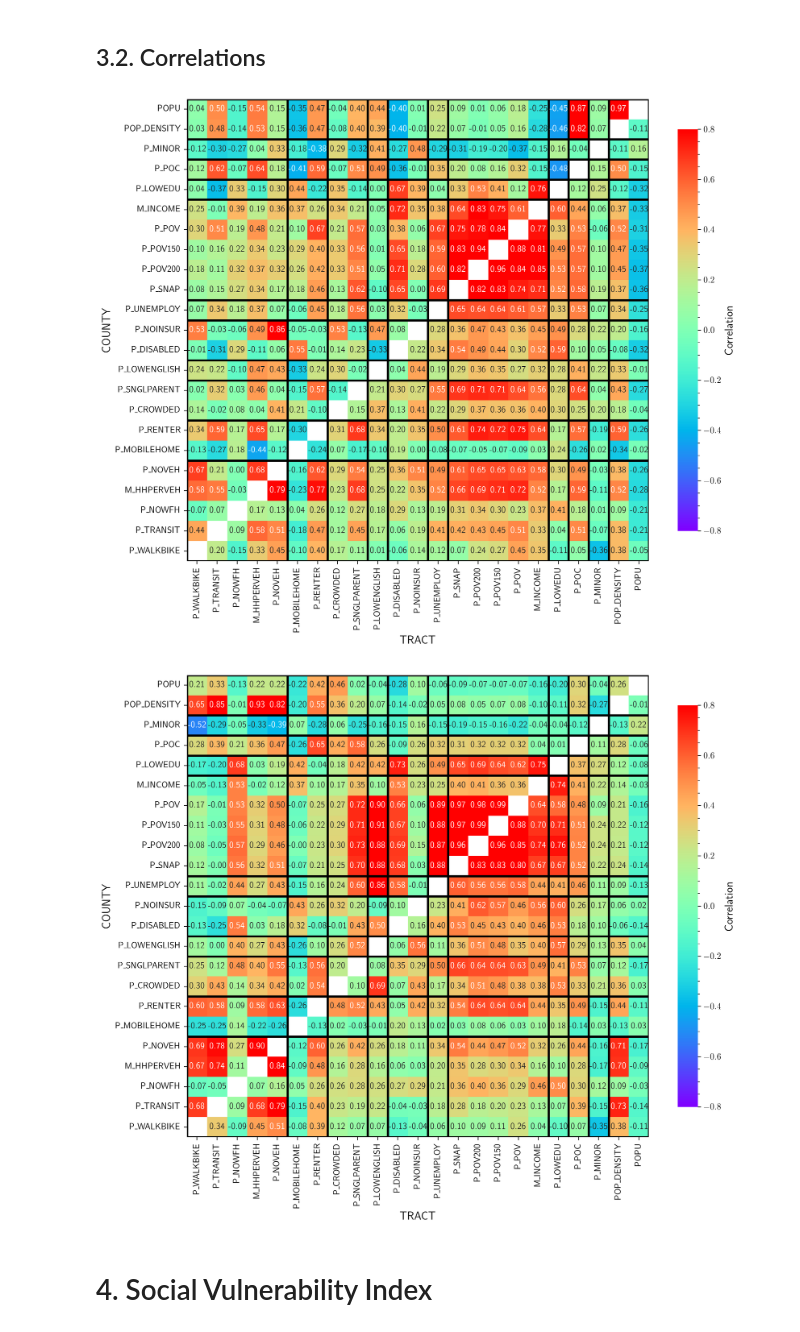
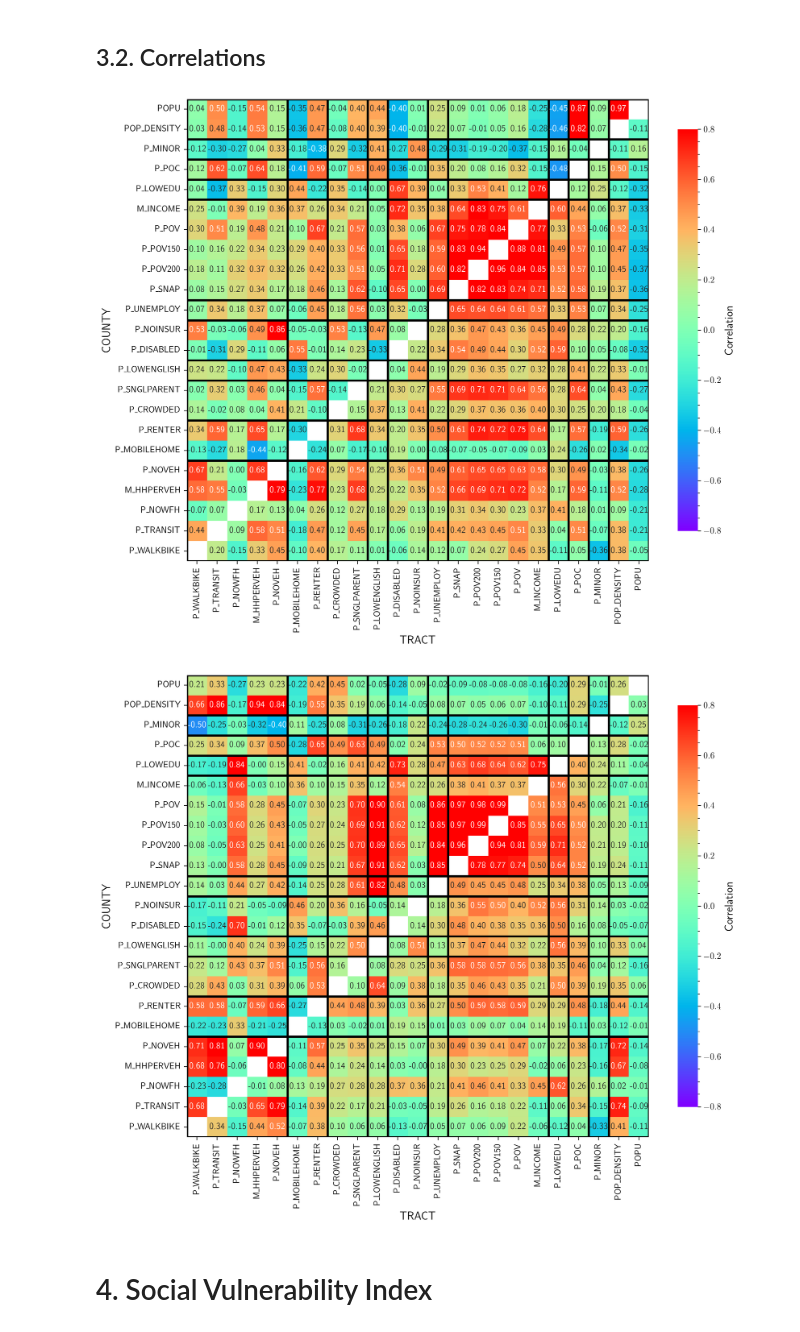
Before and after one commit to rvanxer/spr_4711, a Jupyter notebook: code/ses.ipynb, the cells around one changed output. Cells and saved outputs as stored; diff of their text form; code cells hidden in the pictures.

```diff
--- a/code/ses.ipynb
+++ b/code/ses.ipynb
@@ -196,7 +200,7 @@ get_acs_ses = lambda x: dict(
     ## Income & poverty
     # per capita income in the last year, measured as the complement
     # of the normalized log of the inflation-adjusted value in USD
-    m_income = 1 - U.normalize(np.log10(1 + x.B19301_001E)),
+    m_income = 1 - normalize(np.log10(1 + x.B19301_001E)),
     # proportion of eligible population below poverty level
     p_pov = x.B17021_002E / x.B17021_001E,
     # proportion of families with income less than 1.5 times poverty level
@@ -248,6 +307,5 @@ api_key = '6bc2ce9d18094b273fb5f774799dfa9fdf6d366e'
 # %%
-def get_acs(rgn, year=2019, fields=acs_cols,
-            api_key=api_key, overwrite=False):
+def get_acs(rgn, year=2019, fields=acs_cols, overwrite=False):
     outpath = Path(f'../data/ses/acs_{rgn.lower()}_{year}.parquet')
     if outpath.exists() and not overwrite:
         return pd.read_parquet(outpath)
@@ -264,7 +322,7 @@ def get_acs(rgn, year=2019, fields=acs_cols,
     res = []
     for scale, geo_list in tqdm(geos.items()):
         for geos in geo_list:
-            df = mk.acs.download(geos, fields, year=year, key=api_key)
+            df = download_acs(geos, fields, year=year)
             df = df.reorder_levels([x[0] for x in geos])
             df = Pdf(get_acs_ses(df))
             df.insert(0, 'geoid', df.index.map(''.join))
@@ -274,15 +332,15 @@ def get_acs(rgn, year=2019, fields=acs_cols,
             res.append(df)
     df = pd.concat(res).reset_index(drop=1)
     df = df.merge(zones[['geoid', 'aland']], on='geoid')
-    df.insert(3, 'pop_density', df.popu / (df.pop('aland') * U.SQM2SQMI))
-    df.to_parquet(U.mkfile(outpath))
+    df.insert(3, 'pop_density', df.popu / (df.pop('aland') / SQMI2SQM))
+    df.to_parquet(mkfile(outpath))
     return df
 
 # x = get_acs('IN', 2019, overwrite=1); x
 acsIN19 = get_acs('IN', 2019, overwrite=0).disp() # t=0:12
 # acsIN21 = get_acs('IN', 2021, overwrite=0).disp(0) # t=0:13
-acsMSA19 = get_acs('MSA', 2019, overwrite=0).disp(0) # t=3:10
-# acsMSA21 = get_acs('MSA', 2021, overwrite=0).disp(0) # t=3:20
+# acsMSA19 = get_acs('MSA', 2019, overwrite=0).disp(0) # t=3:10
+acsMSA21 = get_acs('MSA', 2021, overwrite=0).disp(0) # t=3:20
 # %% [output]
 6,407 rows x 25 cols; Memory: 1.9 MiB
 |  | scale | geoid | popu | pop_density | p_minor | p_poc | p_lowedu | m_income | p_pov | p_pov150 | ... |
@@ -305,7 +370,7 @@ IN: 6,665,703, MSA: 176,829,884
 ## 3.2. Correlations
 # %%
 def plot_corr_matrix(acs):
-    ax = U.plot(size=(12, 12), dpi=200); ax.grid(alpha=0); ax.minorticks_off()
+    ax = pplot(size=(12, 12), dpi=200); ax.grid(alpha=0); ax.minorticks_off()
     df = acs.set_index('scale').rename(columns=str.upper).iloc[:, 1:]
     corr = np.triu(df.loc['COUNTY', :].corr(), 1) + np.tril(df.loc['TRACT', :].corr(), -1)
     corr = Pdf(corr, index=df.columns, columns=df.columns)
@@ -314,18 +379,18 @@ def plot_corr_matrix(acs):
                 cmap='rainbow', vmax=.8, vmin=-.8,
                 cbar_kws=D(shrink=0.7, label='Correlation'))
     ax.invert_xaxis()
-    ax = U.plot(ax, xlab='TRACT', ylab='COUNTY')
+    ax = pplot(ax, xlab='TRACT', ylab='COUNTY')
     for x in [0, 2, 3, 4, 5, 10, 11, 13, 14, 16, 18, 23]:
         ax.axhline(x, lw=2.5, color='k')
         ax.axvline(x, lw=2.5, color='k')
-
-plot_corr_matrix(acsIN19)
-# %% [output]
-[figure, removed]
 # %%
-plot_corr_matrix(acsMSA19)
+plot_corr_matrix(acsIN19)
 # %% [output]
-[figure, old version]
+[figure, new version]
+# %%
+plot_corr_matrix(acsMSA21)
+# %% [output]
+[figure, added]
 # %% [markdown]
 # 4. Social Vulnerability Index
 # %% [markdown]
```
Also changed, not shown: parts of 11 cells of this notebook, 9 other files.
